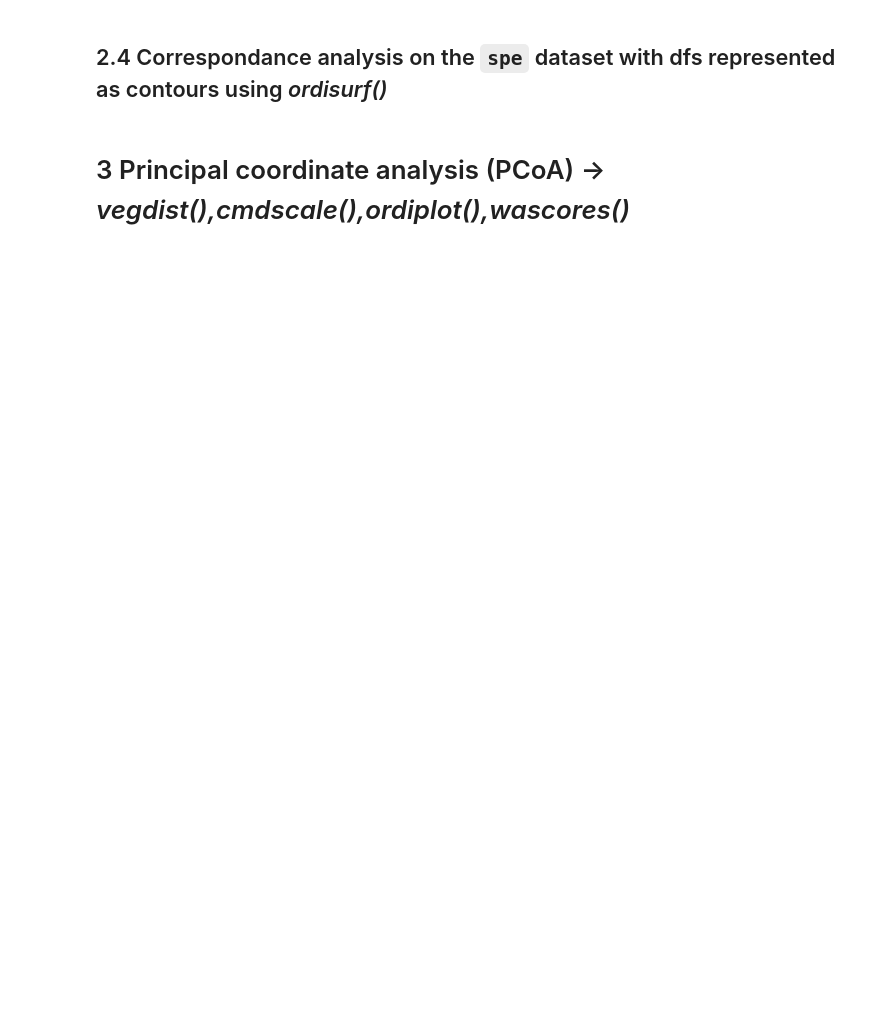
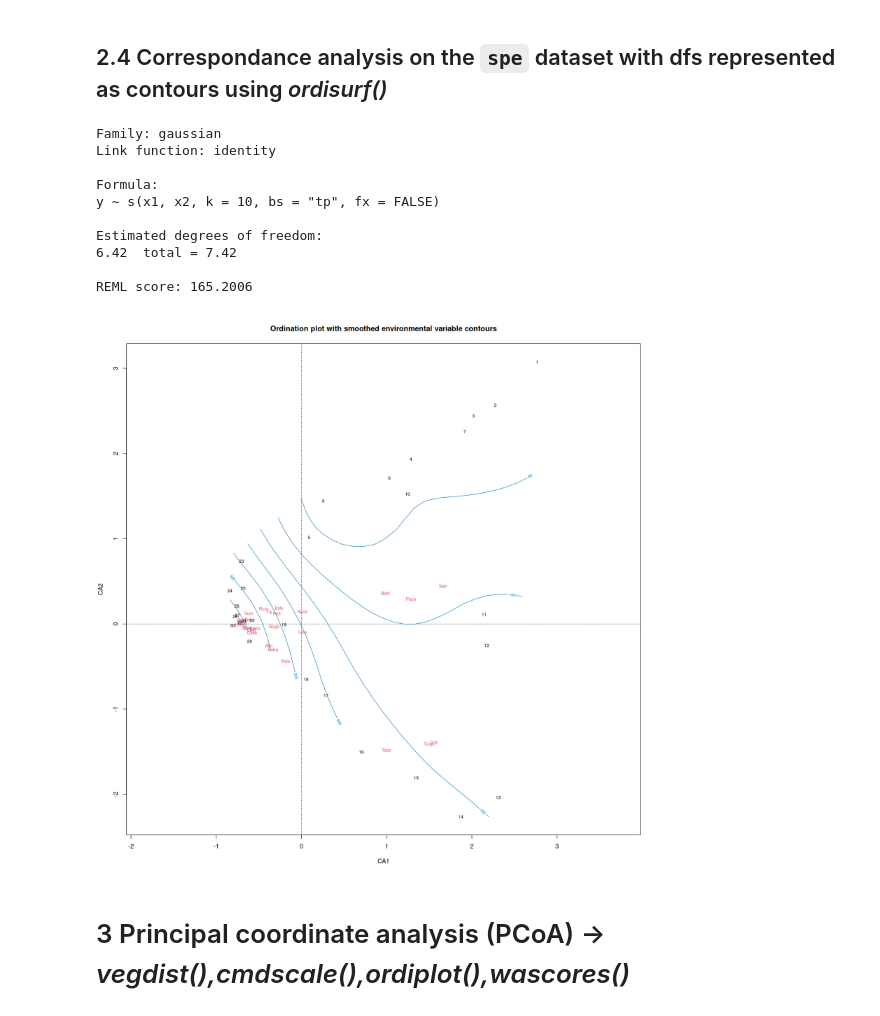
Before and after one commit to hpeter0803/ENV513_Multivariate_Statistics_in_R, a Jupyter notebook: Script5/Script5.ipynb, the cells around one changed output. Cells and saved outputs as stored; diff of their text form; code cells hidden in the pictures; blank space fills up the shorter version.

Commit message:
PCOA Envfit Ordisurf illustrated

```diff
--- a/Script5/Script5.ipynb
+++ b/Script5/Script5.ipynb
@@ -986,10 +1017,23 @@ Number of permutations: 999
 ## 2.4 Correspondance analysis on the `spe` dataset with dfs represented as contours using *ordisurf()*
 # %%
 # Set plot size in Jupyter Notebook (10 x 10 inches)
-options(repr.plot.width = 10, repr.plot.height = 10)
+options(repr.plot.width = 15, repr.plot.height = 15)
 plot(spe.ca)                  # Plot the ordination result to create a base graph
-ordisurf(spe.ca, env$dfs, add = TRUE)  # Add smooth contour lines of the environmental variable 'dfs' onto the existing plot
+ordisurf(spe.ca, env$dfs, add = TRUE,col = "#0072B2")
+ # Add smooth contour lines of the environmental variable 'dfs' onto the existing plot
 title(main = "Ordination plot with smoothed environmental variable contours")
+# %% [output]
+Family: gaussian
+Link function: identity
+
+Formula:
+y ~ s(x1, x2, k = 10, bs = "tp", fx = FALSE)
+
+Estimated degrees of freedom:
+6.42  total = 7.42
+
+REML score: 165.2006
+[figure, added]
 # %% [markdown]
 # 3 Principal coordinate analysis (PCoA) -> *vegdist(),cmdscale(),ordiplot(),wascores()*
 # %% [markdown]
```
Also changed, not shown: parts of 4 cells of this notebook, 3 other files.
